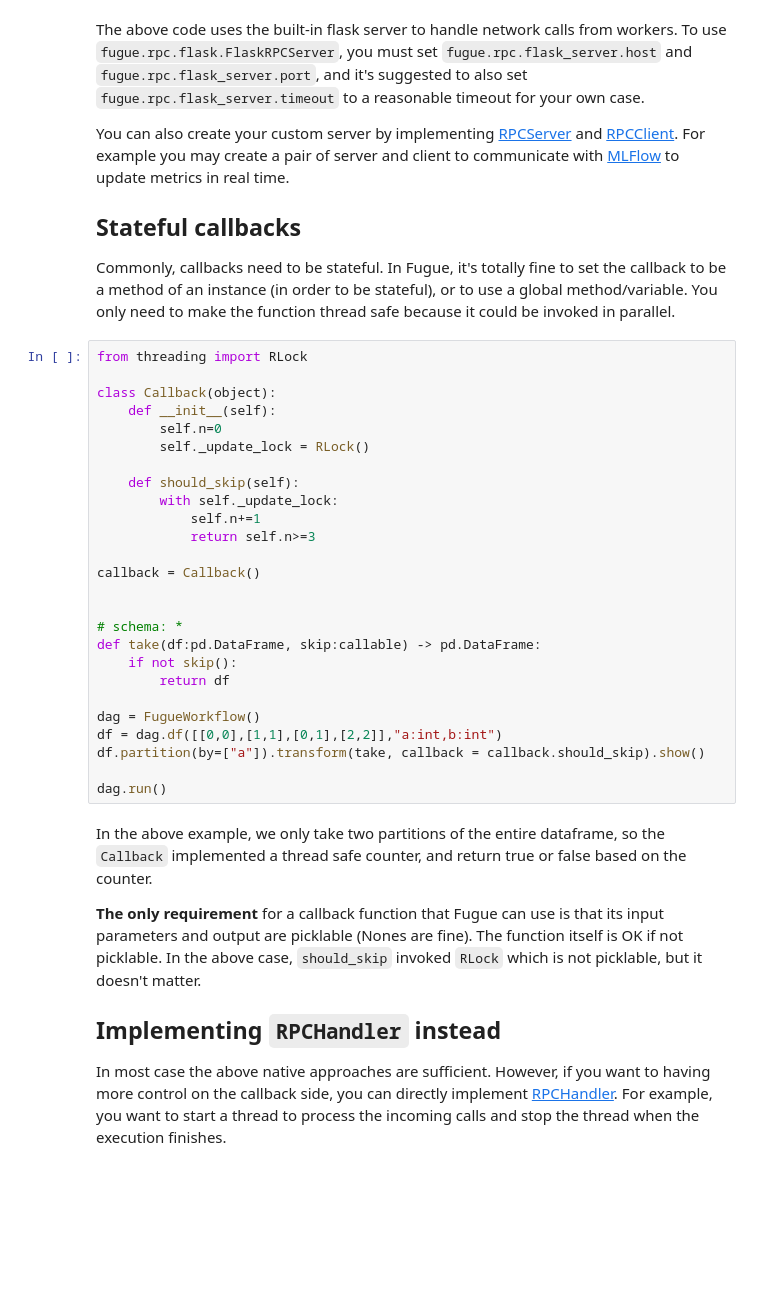
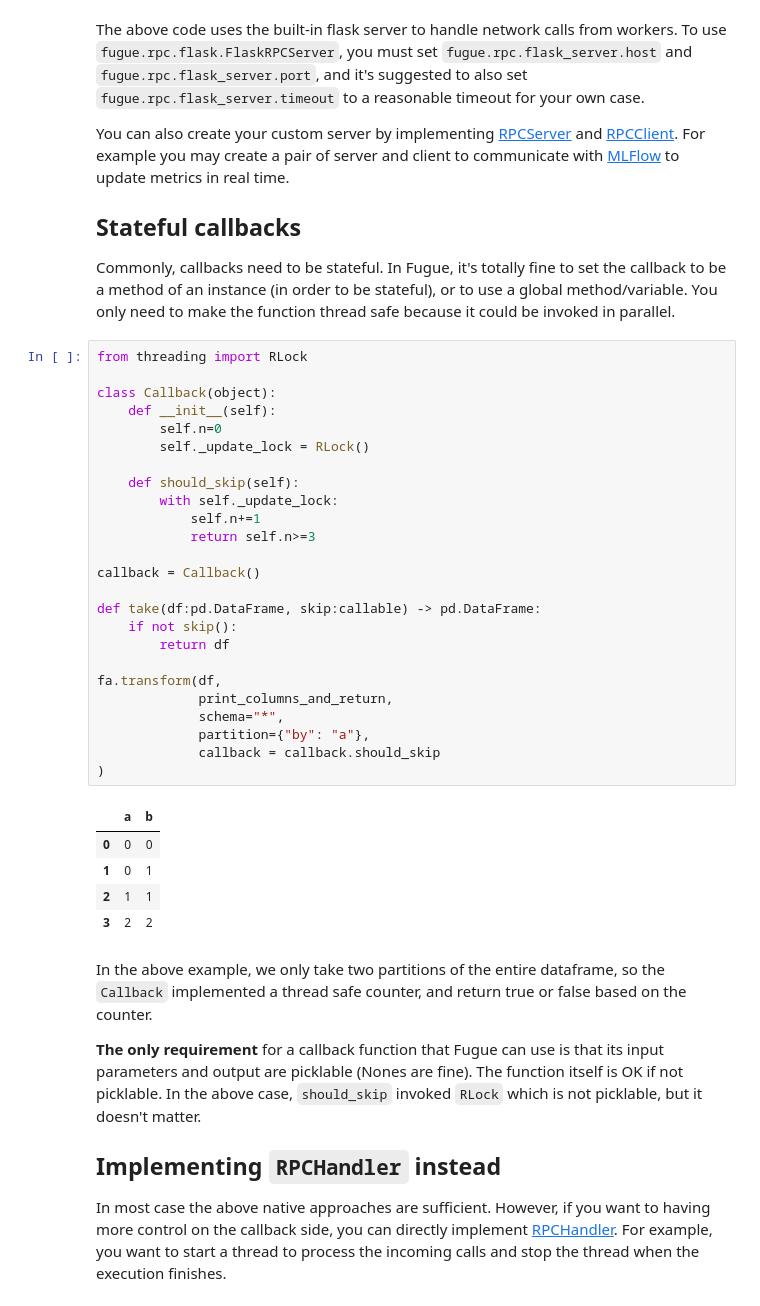
Before and after one commit to fugue-project/tutorials, a Jupyter notebook: tutorials/advanced/rpc.ipynb, the cells around one changed output. Drawn from its saved outputs; the diff is of its cells as text; blank space fills up the shorter version.

```diff
--- a/tutorials/advanced/rpc.ipynb
+++ b/tutorials/advanced/rpc.ipynb
@@ -85,29 +148,34 @@ Commonly, callbacks need to be stateful. In Fugue, it's totally fine to set the
 # %%
 from threading import RLock
 
 class Callback(object):
     def __init__(self):
         self.n=0
         self._update_lock = RLock()
 
     def should_skip(self):
         with self._update_lock:
             self.n+=1
             return self.n>=3
 
 callback = Callback()
 
-
-# schema: *
 def take(df:pd.DataFrame, skip:callable) -> pd.DataFrame:
     if not skip():
         return df
 
-dag = FugueWorkflow()
-df = dag.df([[0,0],[1,1],[0,1],[2,2]],"a:int,b:int")
-df.partition(by=["a"]).transform(take, callback = callback.should_skip).show()
-
-dag.run()
+fa.transform(df,
+             print_columns_and_return,
+             schema="*",
+             partition={"by": "a"},
+             callback = callback.should_skip
+)
+# %% [output]
+|  | a | b |
+| 0 | 0 | 0 |
+| 1 | 0 | 1 |
+| 2 | 1 | 1 |
+| 3 | 2 | 2 |
 # %% [markdown]
 In the above example, we only take two partitions of the entire dataframe, so the `Callback` implemented a thread safe counter, and return true or false based on the counter.
 
```
Also changed, not shown: parts of 8 cells of this notebook, 2 other files.
